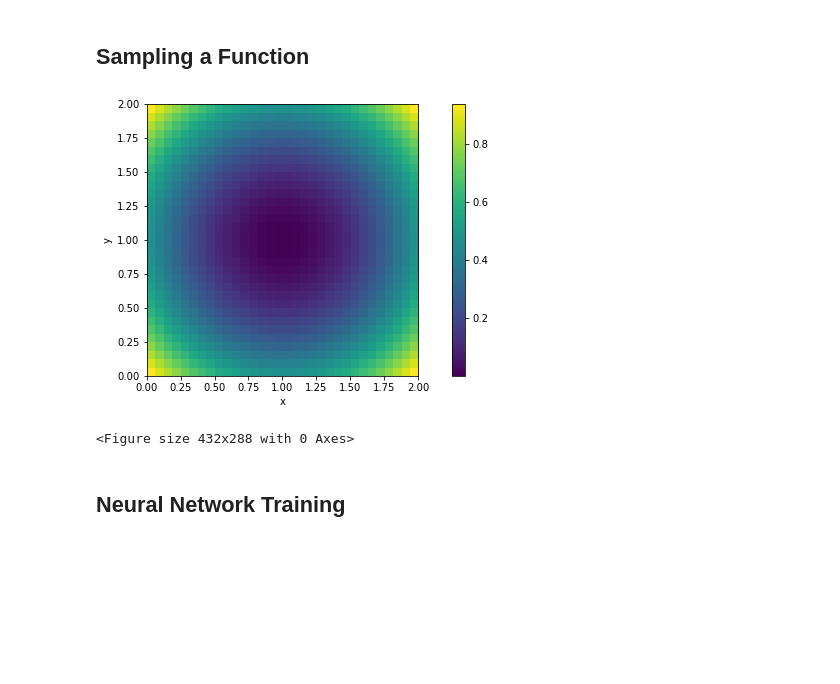
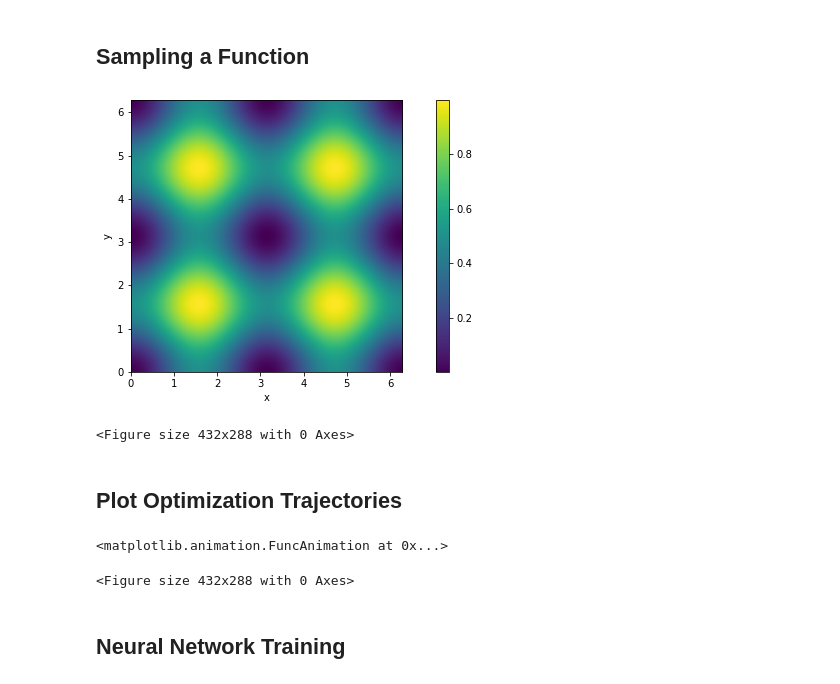
Before and after one commit to tum-pbs/PhiFlow, a Jupyter notebook: docs/Cookbook.ipynb, the cells around one changed output. Cells and saved outputs as stored; diff of their text form; code cells hidden in the pictures; blank space fills up the shorter version.

Commit message:
[docs] Update documentation notebooks
* Use videos instead of UI
* Add Optimization trajectory example to cookbook

```diff
--- a/docs/Cookbook.ipynb
+++ b/docs/Cookbook.ipynb
@@ -109,13 +118,31 @@ math.print(matrix.values)
 # %% [markdown]
 ## Sampling a Function
 # %%
-def f(x: Tensor):
-    return math.l2_loss(x - (1, 1))
+def f(x):
+    return math.l2_loss(math.sin(x))
 
-vis.plot(CenteredGrid(f, x=32, y=32, bounds=Box(x=2, y=2)))
+f_grid = CenteredGrid(f, x=100, y=100, bounds=Box(x=2*PI, y=2*PI))
+vis.plot(f_grid)
 # %% [output]
-[figure, old version]
+[figure, new version]
 <Figure size 432x288 with 0 Axes>
+# %% [markdown]
+## Plot Optimization Trajectories
+# %%
+def minimize(x0):
+    with math.SolveTape(record_trajectories=True) as solves:
+        math.minimize(f, Solve('BFGS', 0, 1e-5, x0=x0))
+    return solves[0].x  # shape (trajectory, x, y, vector)
+
+trajectories = CenteredGrid(minimize, x=8, y=8, bounds=Box(x=2*PI, y=2*PI)).values
+segments = []
+for start, end in zip(trajectories.trajectory[:-1].trajectory, trajectories.trajectory[1:].trajectory):
+    segments.append(PointCloud(start, end - start, bounds=Box(x=2*PI, y=2*PI)))
+anim_segments = field.stack(segments, batch('time')).with_color('#FFFFFF')
+vis.plot(vis.overlay(f_grid, *segments, anim_segments), animate='time', frame_time=500)
+# %% [output]
+<matplotlib.animation.FuncAnimation at 0x...>
+<Figure size 432x288 with 0 Axes>
 # %% [markdown]
 ## Neural Network Training
 # %%
```
Also changed, not shown: parts of 6 cells of this notebook, 2 other files.
